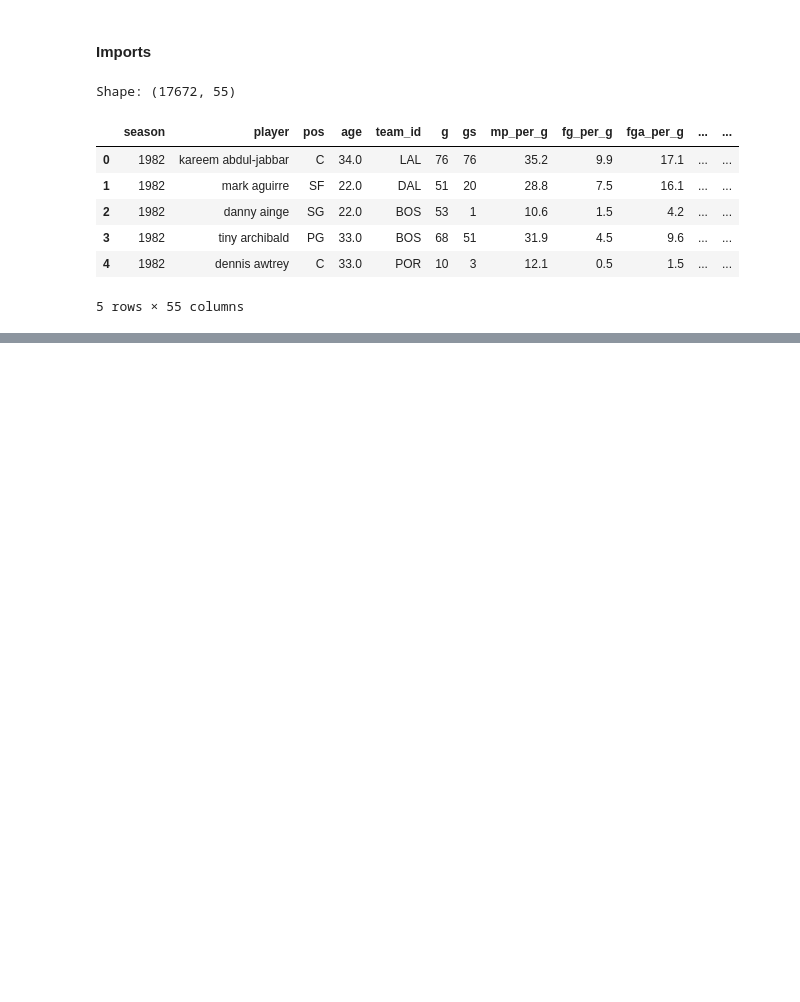
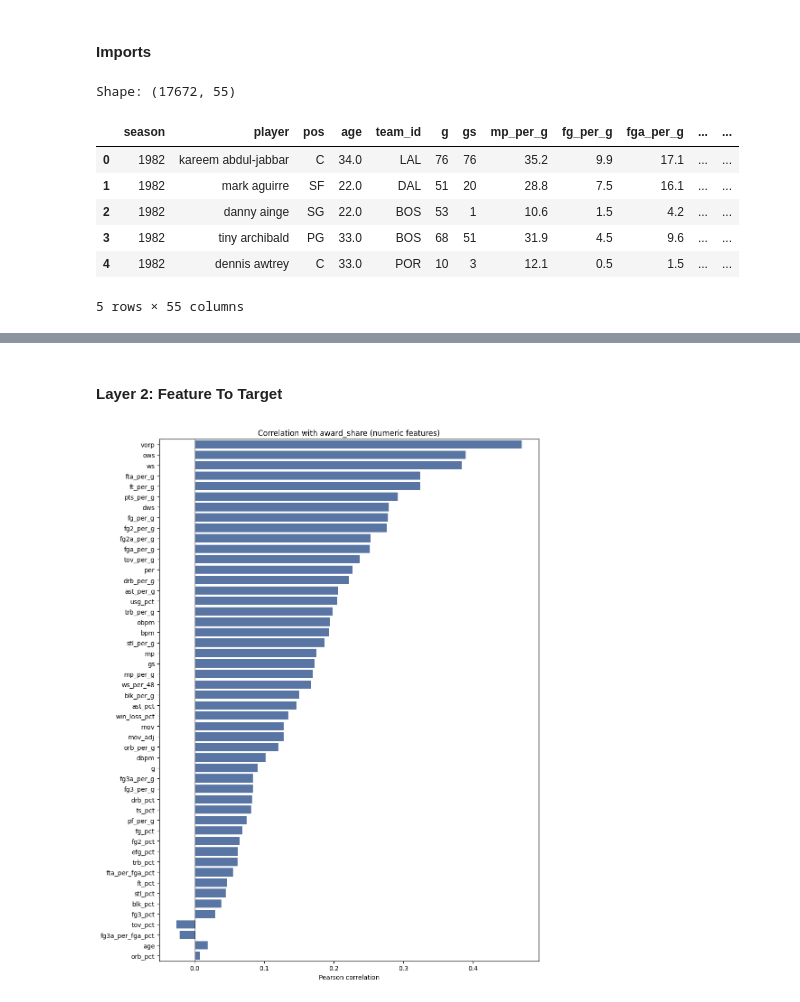
Before and after one commit to guanming420/project-repo, a Jupyter notebook: notebooks/02_eda.ipynb, the cells around one changed output, grey strips where cells are left out. Cells and saved outputs as stored; diff of their text form; code cells hidden in the pictures; blank space fills up the shorter version.

```diff
--- a/notebooks/02_eda.ipynb
+++ b/notebooks/02_eda.ipynb
@@ -39,0 +117,27 @@ Index(['season', 'player', 'pos', 'age', 'team_id', 'g', 'gs', 'mp_per_g',
+# %% [markdown]
+#### Layer 2: Feature To Target
+# %%
+# Ensure numeric-only features (keeps soft leakage and award_share)
+numeric_df = df[feature_num_cols_all + [target]]
+
+# Guard: target must be numeric
+if target not in numeric_df.columns:
+    raise ValueError(f"{target} must be numeric and present in the dataset.")
+
+# Compute correlations vs target
+corr = numeric_df.corr(numeric_only=True)[target].drop(target, errors="ignore")
+
+# Sort by absolute value to see dominant signals
+corr_sorted = corr.reindex(corr.abs().sort_values(ascending=False).index)
+
+# Plot
+plt.figure(figsize=(10, max(6, 0.25 * len(corr_sorted))))
+sns.barplot(x=corr_sorted.values, y=corr_sorted.index, color="#4C72B0")
+plt.axvline(0, color="black", linewidth=0.8)
+plt.title("Correlation with award_share (numeric features)")
+plt.xlabel("Pearson correlation")
+plt.ylabel("")
+plt.tight_layout()
+plt.show()
+# %% [output]
+[figure, added]
```
Also changed, not shown: parts of 10 cells of this notebook, 1 other file.
